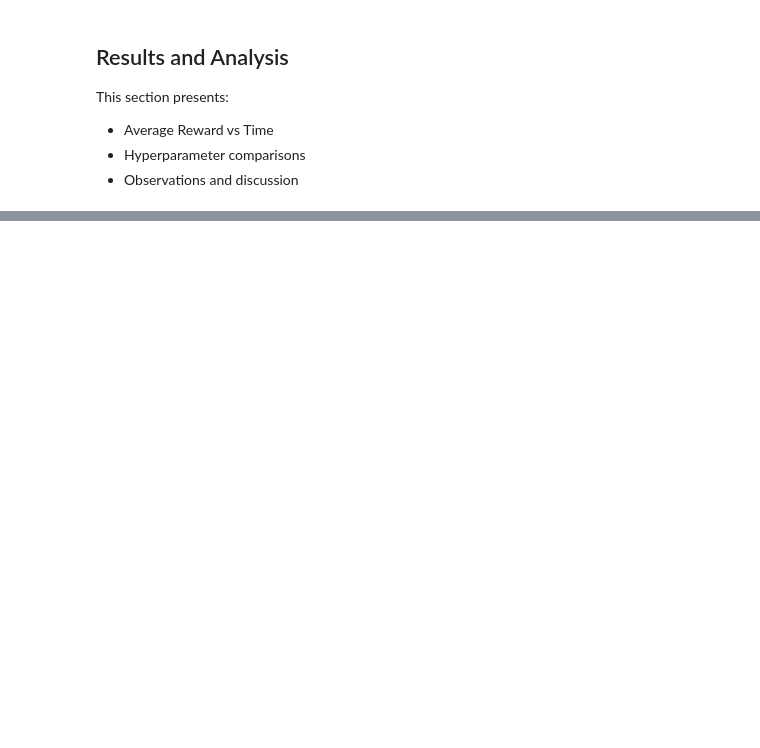
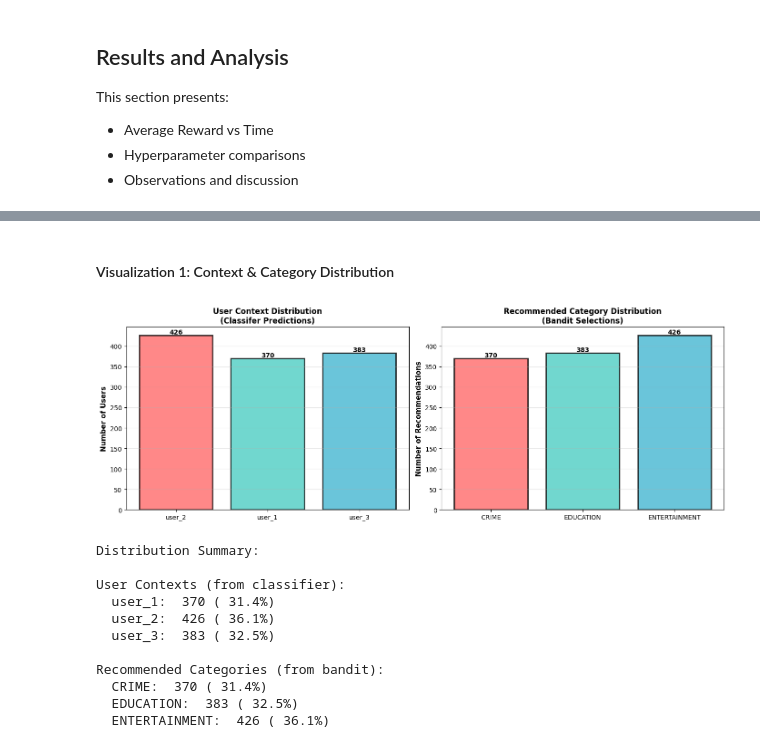
Before and after one commit to tishakbhavsar/lab3-contextual-bandit, a Jupyter notebook: master.ipynb, the cells around one changed output, grey strips where cells are left out. Saved outputs shown, nothing was run; the diff lists cells and outputs as text; code cells hidden in the pictures; blank space fills up the shorter version.

```diff
--- a/master.ipynb
+++ b/master.ipynb
@@ -395,0 +1023,14 @@ This section presents:
+# %%
+print("=" * 100)
+print("TOP 15 RECOMMENDATIONS")
+print("=" * 100)
+print(f"{'User':<8} {'Context':<10} {'Category':<15} {'Headline':<55}")
+print("─" * 100)
+
+for i, rec in enumerate(recommendations_all[:15], 1):
+    headline = rec['headline'][:50] + "..." if len(rec['headline']) > 50 else rec['headline']
+    context = rec['user_context']
+    category = rec['selected_category']
+    print(f"{i:<8} {context:<10} {category:<15} {headline:<55}")
+
+print(f"\n(Showing 1-15 of {len(recommendations_all)} total recommendations)")
@@ -395,0 +1055,57 @@ This section presents:
+# %% [markdown]
+#### Visualization 1: Context & Category Distribution
+# %%
+from collections import Counter
+
+context_dist = Counter([rec['user_context'] for rec in recommendations_all])
+category_dist = Counter([rec['selected_category'] for rec in recommendations_all])
+
+fig, axes = plt.subplots(1, 2, figsize=(14, 5))
+
+contexts = list(context_dist.keys())
+context_counts = [context_dist[c] for c in contexts]
+colors_ctx = ['#FF6B6B', '#4ECDC4', '#45B7D1']
+axes[0].bar(contexts, context_counts, color=colors_ctx, alpha=0.8, edgecolor='black', linewidth=2)
+axes[0].set_ylabel('Number of Users', fontsize=11, fontweight='bold')
+axes[0].set_title('User Context Distribution\n(Classifer Predictions)', fontsize=12, fontweight='bold')
+axes[0].grid(True, alpha=0.3, axis='y')
+for i, v in enumerate(context_counts):
+    axes[0].text(i, v, f'{v}', ha='center', va='bottom', fontweight='bold', fontsize=10)
+
+cats = sorted(category_dist.keys())
+cat_counts = [category_dist[c] for c in cats]
+colors_cat = ['#FF6B6B', '#4ECDC4', '#45B7D1', '#95E1D3']
+axes[1].bar(cats, cat_counts, color=colors_cat, alpha=0.8, edgecolor='black', linewidth=2)
+axes[1].set_ylabel('Number of Recommendations', fontsize=11, fontweight='bold')
+axes[1].set_title('Recommended Category Distribution\n(Bandit Selections)', fontsize=12, fontweight='bold')
+axes[1].grid(True, alpha=0.3, axis='y')
+axes[1].tick_params(axis='x', rotation=0)
+for i, v in enumerate(cat_counts):
+    axes[1].text(i, v, f'{v}', ha='center', va='bottom', fontweight='bold', fontsize=10)
+
+plt.tight_layout()
+plt.show()
+
+print("Distribution Summary:")
+print(f"\nUser Contexts (from classifier):")
+for ctx in sorted(context_dist.keys()):
+    pct = 100 * context_dist[ctx] / len(recommendations_all)
+    print(f"  {ctx}: {context_dist[ctx]:4d} ({pct:5.1f}%)")
+
+print(f"\nRecommended Categories (from bandit):")
+for cat in sorted(category_dist.keys()):
+    pct = 100 * category_dist[cat] / len(recommendations_all)
+    print(f"  {cat}: {category_dist[cat]:4d} ({pct:5.1f}%)")
+# %% [output]
+[figure, added]
+Distribution Summary:
+
+User Contexts (from classifier):
+  user_1:  370 ( 31.4%)
+  user_2:  426 ( 36.1%)
+  user_3:  383 ( 32.5%)
+
+Recommended Categories (from bandit):
+  CRIME:  370 ( 31.4%)
+  EDUCATION:  383 ( 32.5%)
+  ENTERTAINMENT:  426 ( 36.1%)
```
Also changed, not shown: parts of 34 cells of this notebook, 1 other file.
